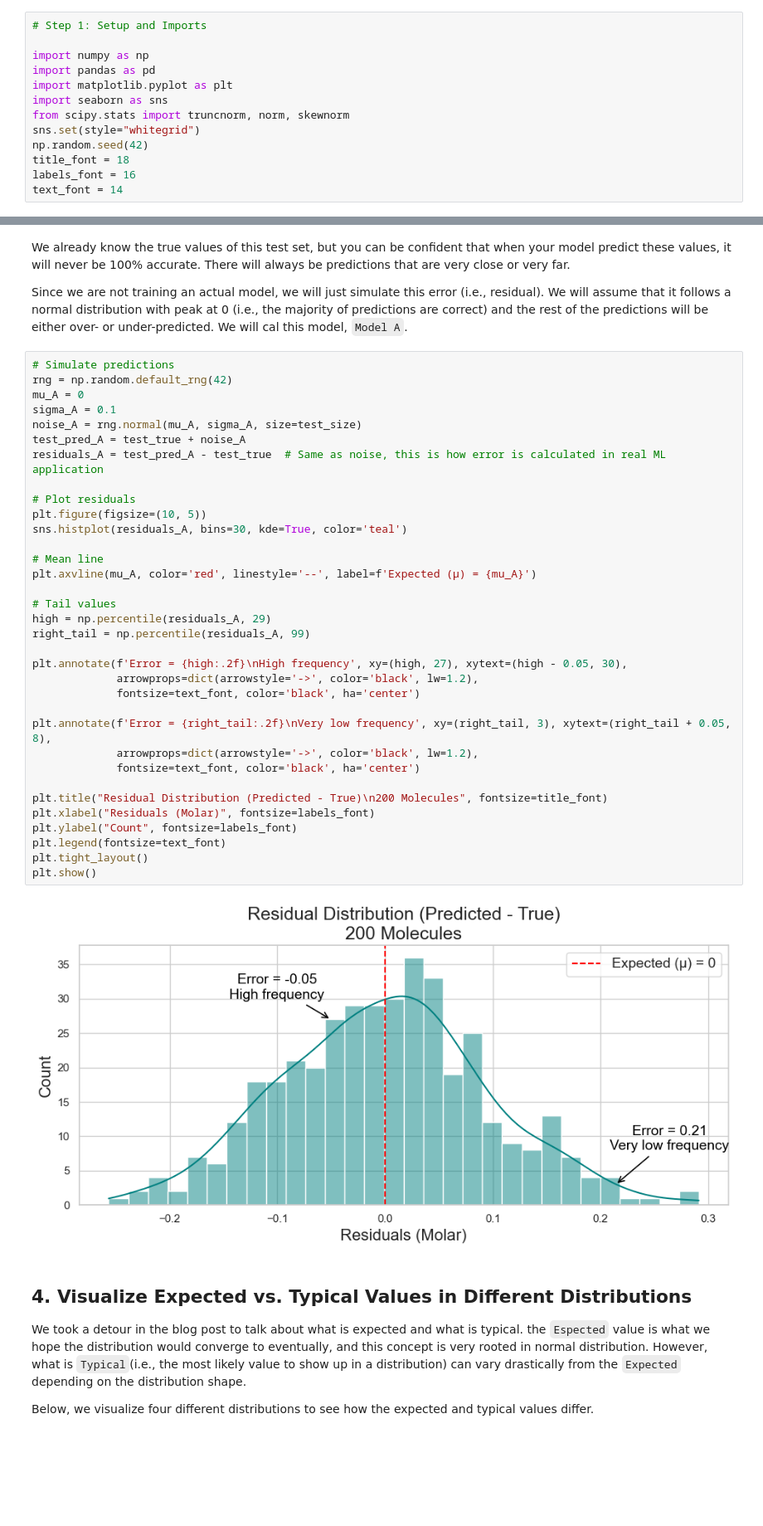
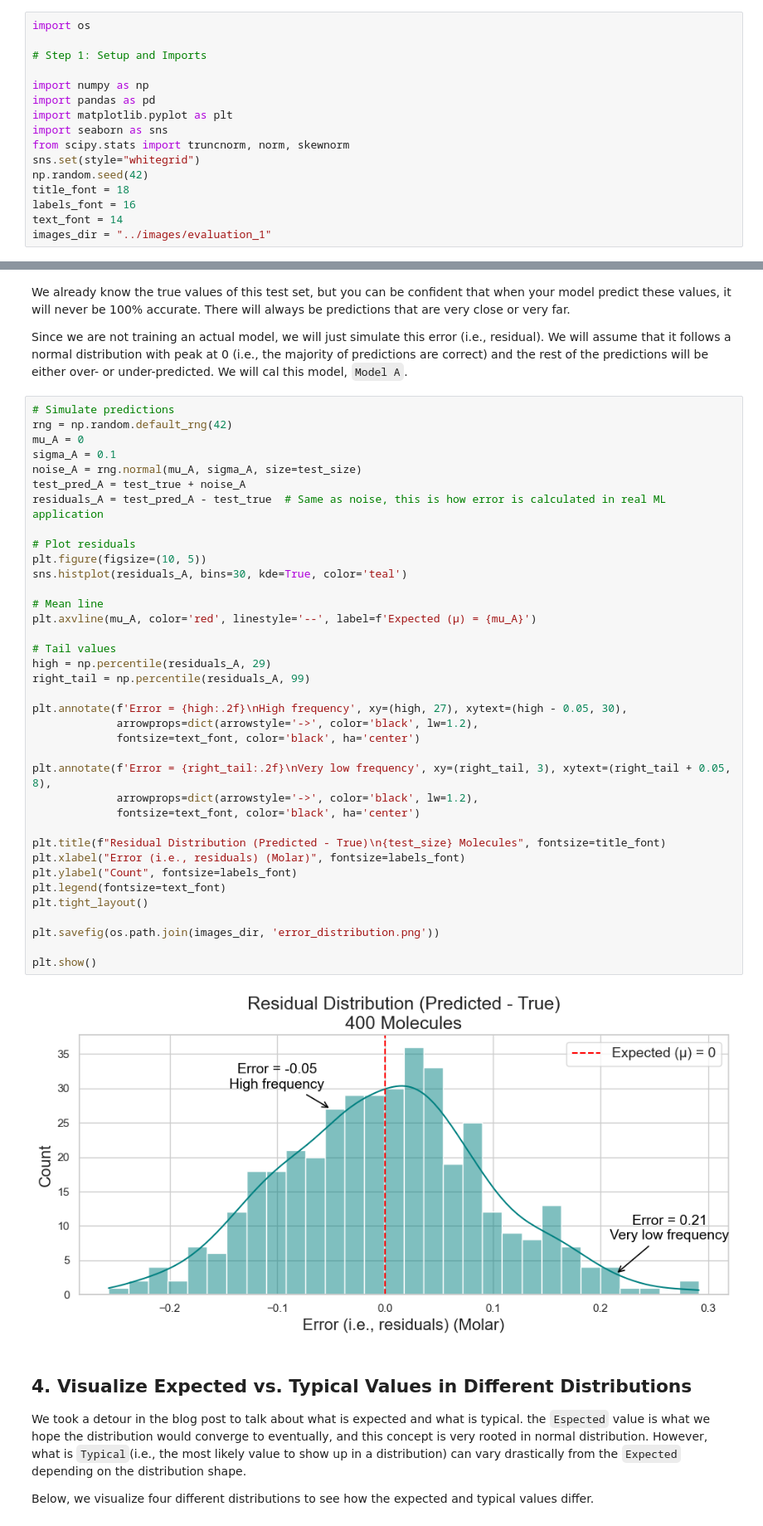
Before and after one commit to Afnan-Sultan/afnan-sultan.github.io, a Jupyter notebook: tutorials/How to Report and Judge ML Model Performance: Part 1.ipynb, the cells around one changed output, grey strips where cells are left out. Shown at 83% size. Cells and saved outputs as stored; diff of their text form; blank space fills up the shorter version.

```diff
--- a/tutorials/How to Report and Judge ML Model Performance: Part 1.ipynb
+++ b/tutorials/How to Report and Judge ML Model Performance: Part 1.ipynb
@@ -1,4 +1,6 @@
 # %%
+import os
+
 # Step 1: Setup and Imports
 
 import numpy as np
@@ -11,6 +13,7 @@ np.random.seed(42)
 title_font = 18
 labels_font = 16
 text_font = 14
+images_dir = "../images/evaluation_1"
 # %% [markdown]
 # How to Report and Judge ML Model Performance: Notebook
 
@@ -164,36 +163,39 @@ rng = np.random.default_rng(42)
 mu_A = 0
 sigma_A = 0.1
 noise_A = rng.normal(mu_A, sigma_A, size=test_size)
 test_pred_A = test_true + noise_A
 residuals_A = test_pred_A - test_true  # Same as noise, this is how error is calculated in real ML application
 
 # Plot residuals
 plt.figure(figsize=(10, 5))
 sns.histplot(residuals_A, bins=30, kde=True, color='teal')
 
 # Mean line
 plt.axvline(mu_A, color='red', linestyle='--', label=f'Expected (µ) = {mu_A}')
 
 # Tail values
 high = np.percentile(residuals_A, 29)
 right_tail = np.percentile(residuals_A, 99)
 
 plt.annotate(f'Error = {high:.2f}\nHigh frequency', xy=(high, 27), xytext=(high - 0.05, 30),
              arrowprops=dict(arrowstyle='->', color='black', lw=1.2),
              fontsize=text_font, color='black', ha='center')
 
 plt.annotate(f'Error = {right_tail:.2f}\nVery low frequency', xy=(right_tail, 3), xytext=(right_tail + 0.05, 8),
              arrowprops=dict(arrowstyle='->', color='black', lw=1.2),
              fontsize=text_font, color='black', ha='center')
 
-plt.title("Residual Distribution (Predicted - True)\n200 Molecules", fontsize=title_font)
-plt.xlabel("Residuals (Molar)", fontsize=labels_font)
+plt.title(f"Residual Distribution (Predicted - True)\n{test_size} Molecules", fontsize=title_font)
+plt.xlabel("Error (i.e., residuals) (Molar)", fontsize=labels_font)
 plt.ylabel("Count", fontsize=labels_font)
 plt.legend(fontsize=text_font)
 plt.tight_layout()
+
+plt.savefig(os.path.join(images_dir, 'error_distribution.png'))
+
 plt.show()
 # %% [output]
-[figure, old version]
+[figure, new version]
 # %% [markdown]
 ## 4. Visualize Expected vs. Typical Values in Different Distributions
 
```
Also changed, not shown: parts of 10 cells of this notebook, 1 other file.
